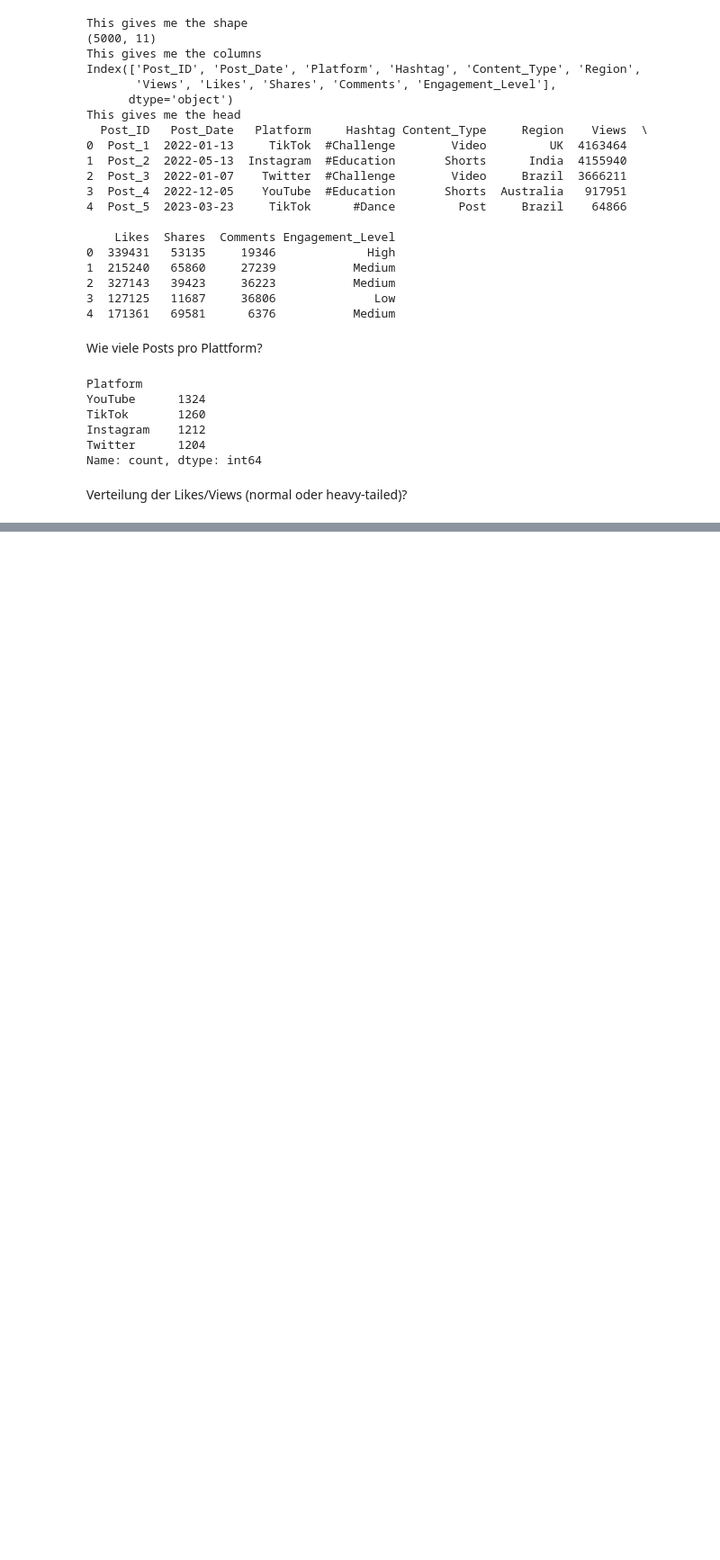
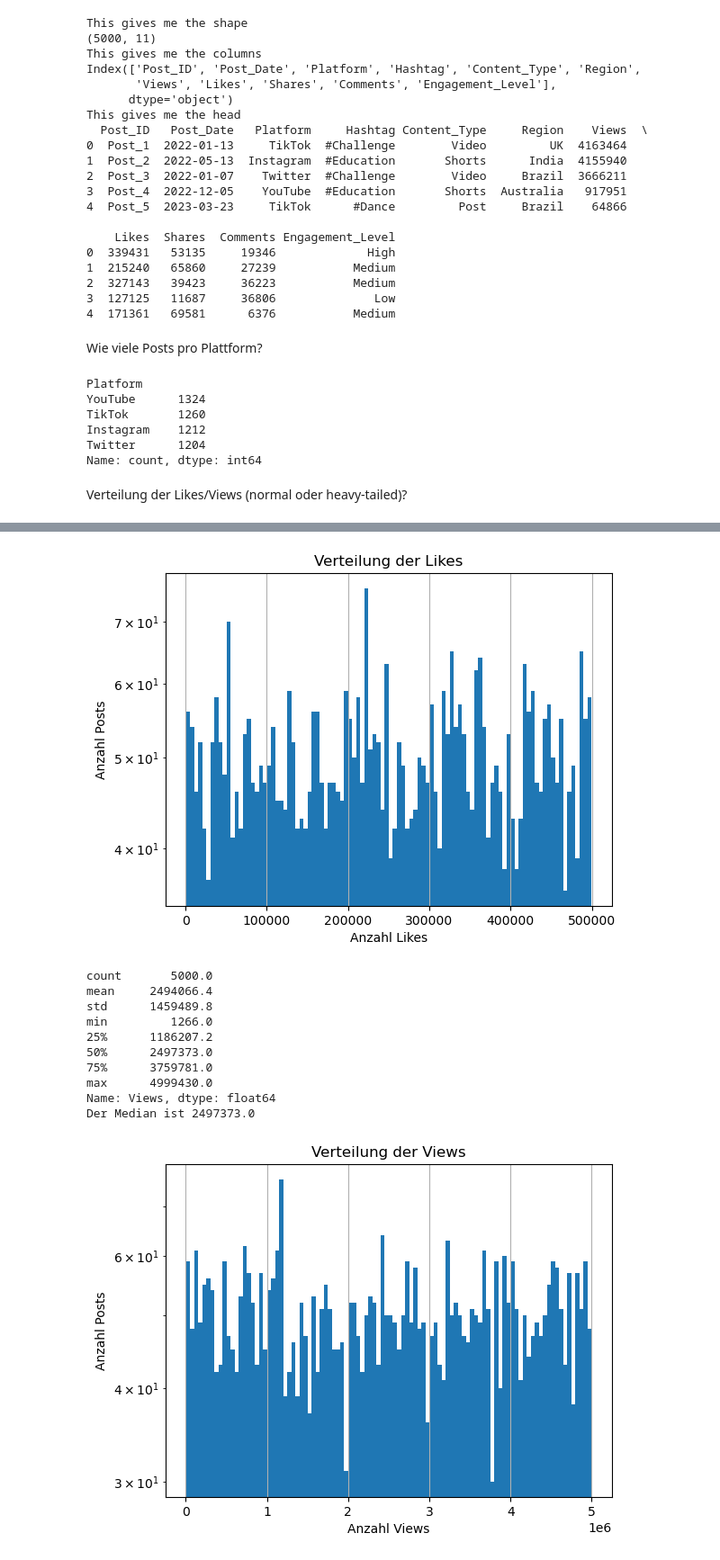
Before and after one commit to DannyTran1806/virality-prediction, a Jupyter notebook: notebooks/eda.ipynb, the cells around one changed output, grey strips where cells are left out. Shown: that part at 90% size. Saved outputs shown, nothing was run; the diff lists cells and outputs as text; code cells hidden in the pictures; blank space fills up the shorter version.

Commit message:
Gesamtverteilung der Likes und View als Histogramm dargestellt und wichtige Kenmzahlen max, min, median und mittelwert berechnet

```diff
--- a/notebooks/eda.ipynb
+++ b/notebooks/eda.ipynb
@@ -43,5 +43,23 @@ Name: count, dtype: int64
 # %% [markdown]
 Verteilung der Likes/Views (normal oder heavy-tailed)?
 # %%
-print(df["Likes"].describe())
+print(df["Likes"].describe().round(1))
+print("Der Median ist " + str(df["Likes"].median()))
+import matplotlib.pyplot as plt
+
+df["Likes"].hist(bins=100, log=True)
+plt.xlabel("Anzahl Likes")
+plt.ylabel("Anzahl Posts")
+plt.title("Verteilung der Likes")
+plt.show()
+
+print(df["Views"].describe().round(1))
+print("Der Median ist " + str(df["Views"].median()))
+import matplotlib.pyplot as plt
+
+df["Views"].hist(bins=100, log=True)
+plt.xlabel("Anzahl Views")
+plt.ylabel("Anzahl Posts")
+plt.title("Verteilung der Views")
+plt.show()
 # %% [output]
@@ -56,0 +76,12 @@ Name: Likes, dtype: float64
+[figure, added]
+count       5000.0
+mean     2494066.4
+std      1459489.8
+min         1266.0
+25%      1186207.2
+50%      2497373.0
+75%      3759781.0
+max      4999430.0
+Name: Views, dtype: float64
+Der Median ist 2497373.0
+[figure, added]
```
Also changed, not shown: parts of 1 cell of this notebook.
